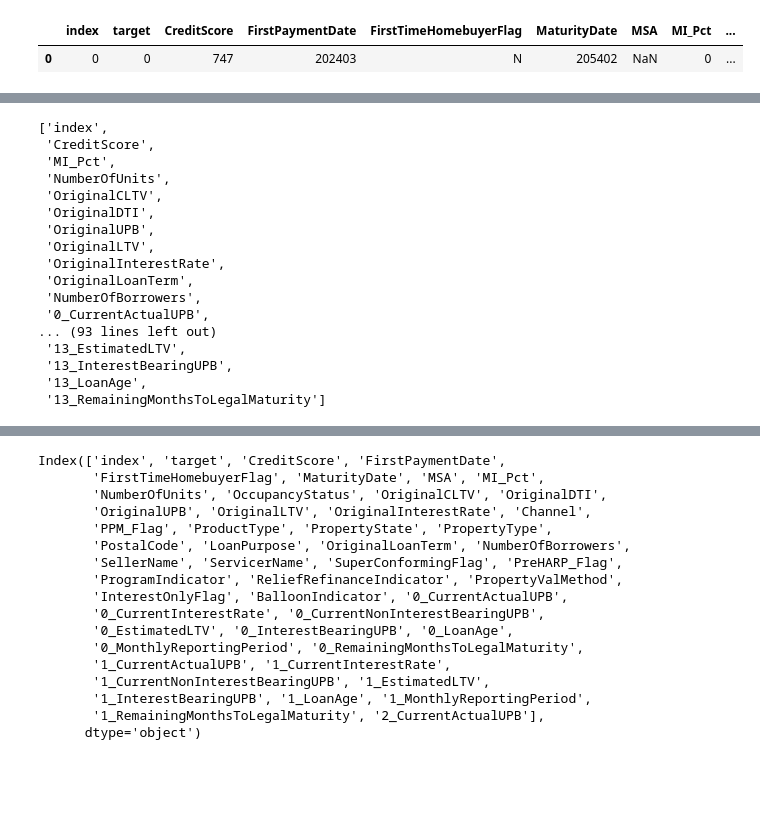
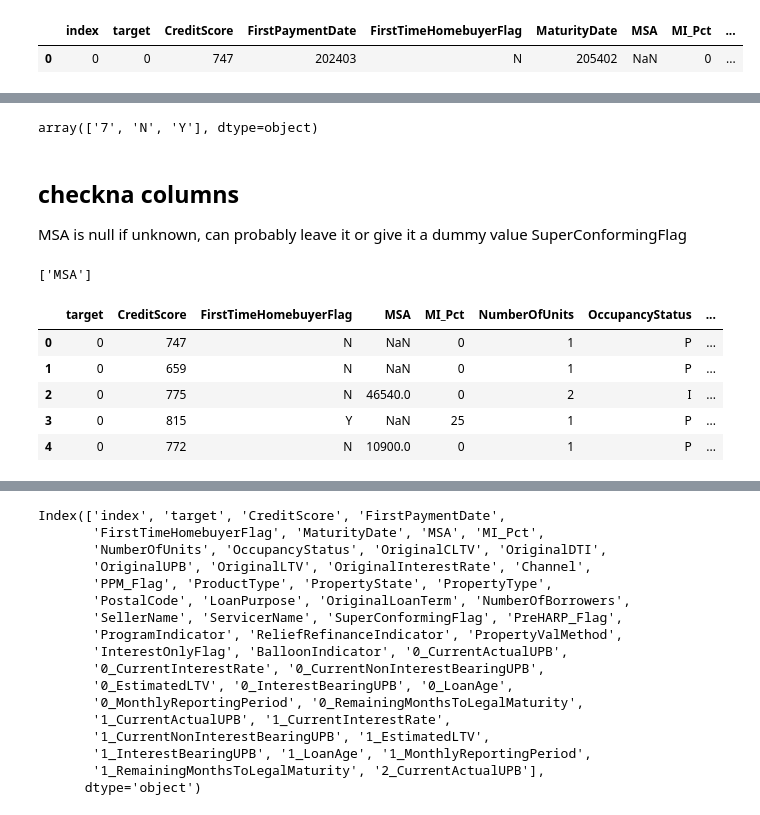
Before and after one commit to zhenging2b/loan_default_detection, a Jupyter notebook: project_starter_zhenging.ipynb, the cells around one changed output, grey strips where cells are left out. Drawn from its saved outputs; the diff is of its cells as text; code cells hidden in the pictures; blank space fills up the shorter version.

```diff
--- a/project_starter_zhenging.ipynb
+++ b/project_starter_zhenging.ipynb
@@ -130,0 +69,7 @@ lst.extend(["FirstPaymentDate", "MaturityDate", "index"])
+# %%
+#only 2 rows so maybe can drop
+train_df["CreditScore_is_outlier"] = (train_df["CreditScore"] == 9999).astype(int)
+valid_df["CreditScore_is_outlier"] = (valid_df["CreditScore"] == 9999).astype(int)
+credit_median = train_df.loc[train_df["CreditScore"] != 9999, "CreditScore"].median()
+train_df.loc[train_df["CreditScore"] == 9999, "CreditScore"] = credit_median
+valid_df.loc[valid_df["CreditScore"] == 9999, "CreditScore"] = credit_median
@@ -130,0 +105,13 @@ lst.extend(["FirstPaymentDate", "MaturityDate", "index"])
+# %%
+train_df["SuperConformingFlag"].fillna("N", inplace=True)
+train_df.loc[train_df["ProgramIndicator"] == '9', "ProgramIndicator"] = "Unknown"
+train_df["PropertyValMethod"] = train_df["PropertyValMethod"].astype(str)
+train_df.loc[train_df["PropertyValMethod"] == "9", "PropertyValMethod"] = "Unknown"
+train_df.drop(columns=["PreHARP_Flag", "ReliefRefinanceIndicator"], inplace=True)
+
+
+valid_df["SuperConformingFlag"].fillna("N", inplace=True)
+valid_df.loc[valid_df["ProgramIndicator"] == '9', "ProgramIndicator"] = "Unknown"
+valid_df["PropertyValMethod"] = valid_df["PropertyValMethod"].astype(str)
+valid_df.loc[valid_df["PropertyValMethod"] == "9", "PropertyValMethod"] = "Unknown"
+valid_df.drop(columns=["PreHARP_Flag", "ReliefRefinanceIndicator"], inplace=True)
@@ -131 +142,22 @@ lst.extend(["FirstPaymentDate", "MaturityDate", "index"])
+# %%
+valid_df["BalloonIndicator"].unique()
+# %% [output]
+array(['7', 'N', 'Y'], dtype=object)
+# %% [markdown]
+## checkna columns
+MSA is null if unknown, can probably leave it or give it a dummy value
+SuperConformingFlag
+# %%
+train_df.columns[train_df.isna().any()].tolist()
+# %% [output]
+['MSA']
+# %%
+train_df.head(5)
+# %% [output]
+|  | target | CreditScore | FirstTimeHomebuyerFlag | MSA | MI_Pct | NumberOfUnits | OccupancyStatus | ... |
+| 0 | 0 | 747 | N | NaN | 0 | 1 | P | ... |
+| 1 | 0 | 659 | N | NaN | 0 | 1 | P | ... |
+| 2 | 0 | 775 | N | 46540.0 | 0 | 2 | I | ... |
+| 3 | 0 | 815 | Y | NaN | 25 | 1 | P | ... |
+| 4 | 0 | 772 | N | 10900.0 | 0 | 1 | P | ... |
 # %%
@@ -141,20 +191,0 @@ numeric_cols = [c for c in X_train.columns if c not in categorical_cols and c no
-# %%
-numeric_cols
-# %% [output]
-['index',
- 'CreditScore',
- 'MI_Pct',
- 'NumberOfUnits',
- 'OriginalCLTV',
- 'OriginalDTI',
- 'OriginalUPB',
- 'OriginalLTV',
- 'OriginalInterestRate',
- 'OriginalLoanTerm',
- 'NumberOfBorrowers',
- '0_CurrentActualUPB',
-... (93 lines left out)
- '13_EstimatedLTV',
- '13_InterestBearingUPB',
- '13_LoanAge',
- '13_RemainingMonthsToLegalMaturity']
```
Also changed, not shown: parts of 52 cells of this notebook.
